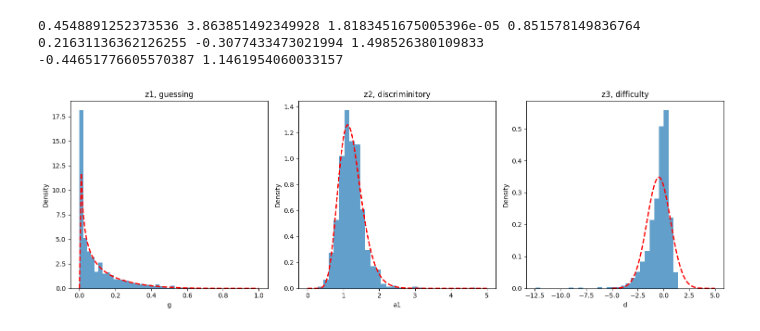
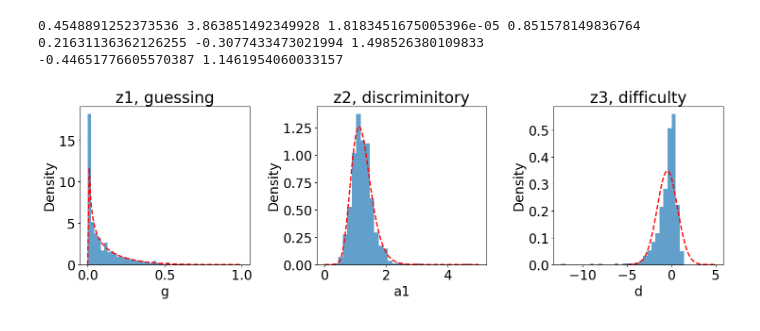
Before and after one commit to ronanhansel/reeval, a Jupyter notebook: simulate_mirt/clean_coef.ipynb, the cells around one changed output. Cells and saved outputs as stored; diff of their text form; code cells hidden in the pictures.

```diff
--- a/simulate_mirt/clean_coef.ipynb
+++ b/simulate_mirt/clean_coef.ipynb
@@ -24,9 +24,9 @@ from scipy.stats import beta, lognorm, norm
 import numpy as np
 
 df = pd.read_csv('clean_coef.csv')
-
 df_subset = df.iloc[:, :3]
 
+plt.rcParams.update({'font.size': 20})
 fig, axes = plt.subplots(1, 3, figsize=(15, 5))
 
 axes[0].hist(df_subset.iloc[:, 0], bins=30, density=True, alpha=0.7)
@@ -41,31 +41,31 @@ y = beta.pdf(x, a, b, loc, scale)
 axes[0].plot(x, y, 'r--', lw=2)
 
 axes[1].hist(df_subset.iloc[:, 1], bins=30, density=True, alpha=0.7)
 axes[1].set_title(f'z2, discriminitory')
 axes[1].set_xlabel(df_subset.columns[1])
 axes[1].set_ylabel('Density')
 # fit a log normal distribution
 shape, loc, scale = lognorm.fit(df_subset.iloc[:, 1])
 print(shape, loc, scale)
 x = np.linspace(0, 5, 100)
 y = lognorm.pdf(x, shape, loc, scale)
 axes[1].plot(x, y, 'r--', lw=2)
 
 axes[2].hist(df_subset.iloc[:, 2], bins=30, density=True, alpha=0.7)
 axes[2].set_title(f'z3, difficulty')
 axes[2].set_xlabel(df_subset.columns[2])
 axes[2].set_ylabel('Density')
 # fit a normal distribution
 loc, scale = norm.fit(df_subset.iloc[:, 2])
 print(loc, scale)
 x = np.linspace(-5, 5, 100)
 y = norm.pdf(x, loc, scale)
 axes[2].plot(x, y, 'r--', lw=2)
 
 plt.tight_layout()
 plt.show()
 # %% [output]
 0.4548891252373536 3.863851492349928 1.8183451675005396e-05 0.851578149836764
 0.21631136362126255 -0.3077433473021994 1.498526380109833
 -0.44651776605570387 1.1461954060033157
-[figure, old version]
+[figure, new version]
```
Also changed, not shown: 3 other files.
